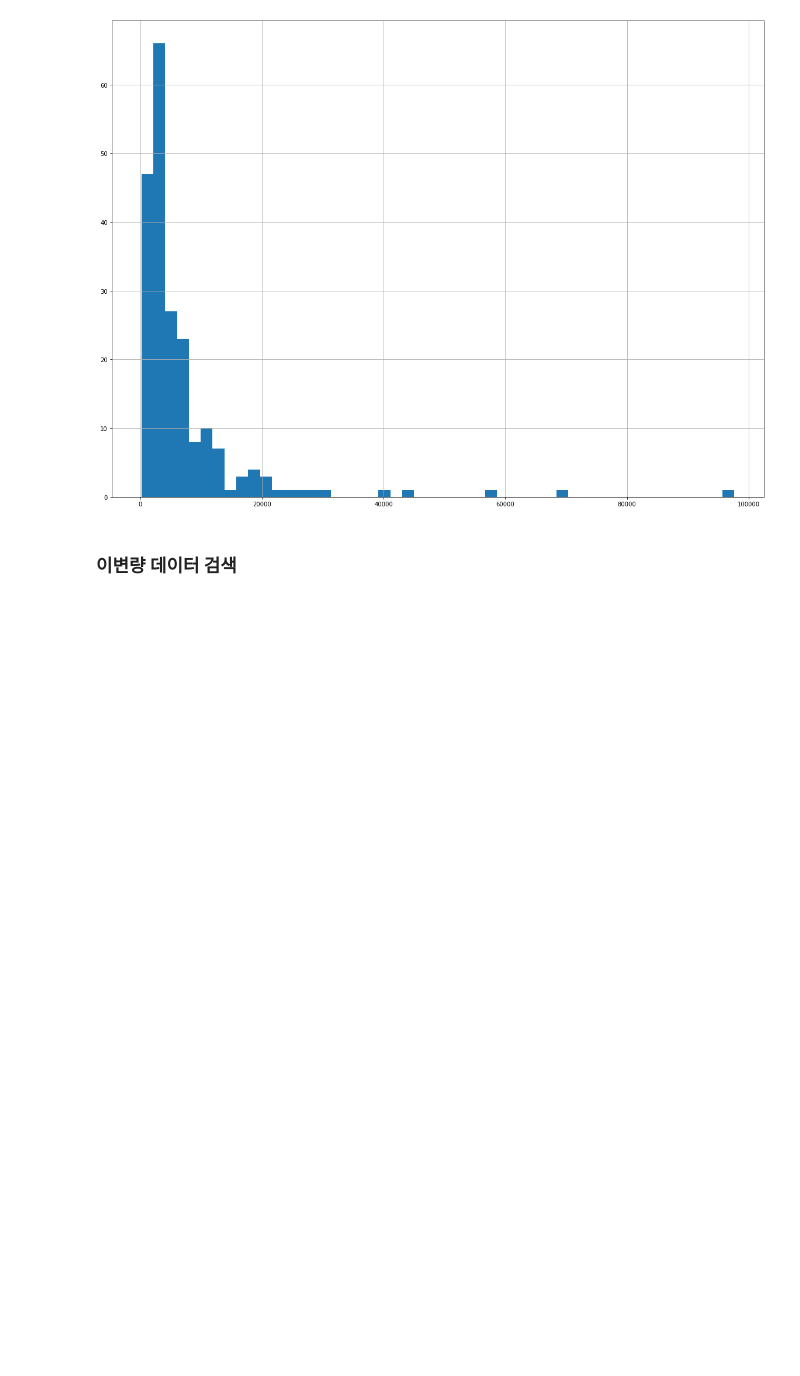
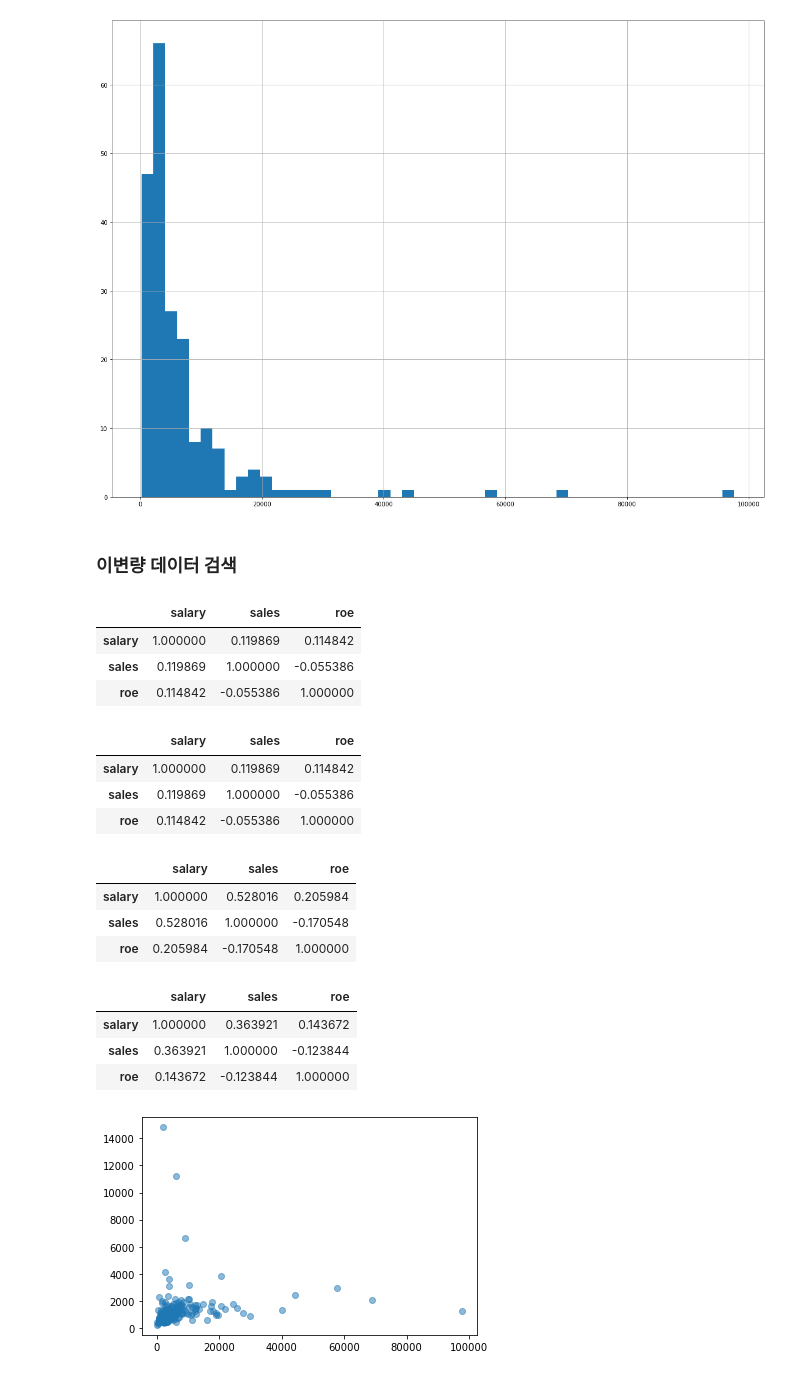
Before and after one commit to 2hongbi/kaggle-python, a Jupyter notebook: src/bigboongi/learn_univariate.ipynb, the cells around one changed output. Cells and saved outputs as stored; diff of their text form; code cells hidden in the pictures; blank space fills up the shorter version.

```diff
--- a/src/bigboongi/learn_univariate.ipynb
+++ b/src/bigboongi/learn_univariate.ipynb
@@ -108,3 +108,36 @@ data['sales'].hist(bins=50, figsize=(20, 15))
 [figure]
 # %% [markdown]
 ### 이변량 데이터 검색
+# %%
+data.corr()
+# %% [output]
+|  | salary | sales | roe |
+| salary | 1.000000 | 0.119869 | 0.114842 |
+| sales | 0.119869 | 1.000000 | -0.055386 |
+| roe | 0.114842 | -0.055386 | 1.000000 |
+# %%
+data.corr(method='pearson')
+# %% [output]
+|  | salary | sales | roe |
+| salary | 1.000000 | 0.119869 | 0.114842 |
+| sales | 0.119869 | 1.000000 | -0.055386 |
+| roe | 0.114842 | -0.055386 | 1.000000 |
+# %%
+data.corr(method='spearman')
+# %% [output]
+|  | salary | sales | roe |
+| salary | 1.000000 | 0.528016 | 0.205984 |
+| sales | 0.528016 | 1.000000 | -0.170548 |
+| roe | 0.205984 | -0.170548 | 1.000000 |
+# %%
+data.corr(method="kendall")
+# %% [output]
+|  | salary | sales | roe |
+| salary | 1.000000 | 0.363921 | 0.143672 |
+| sales | 0.363921 | 1.000000 | -0.123844 |
+| roe | 0.143672 | -0.123844 | 1.000000 |
+# %%
+plt.scatter(data['sales'], data['salary'], alpha=0.5)
+plt.show()
+# %% [output]
+[figure, added]
```
Also changed, not shown: parts of 2 cells of this notebook.
